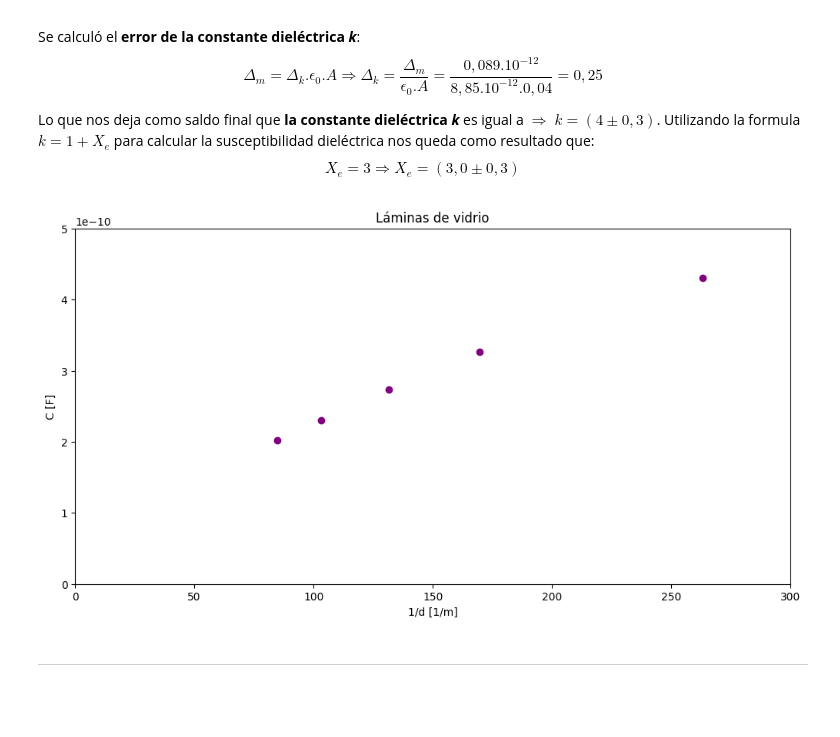
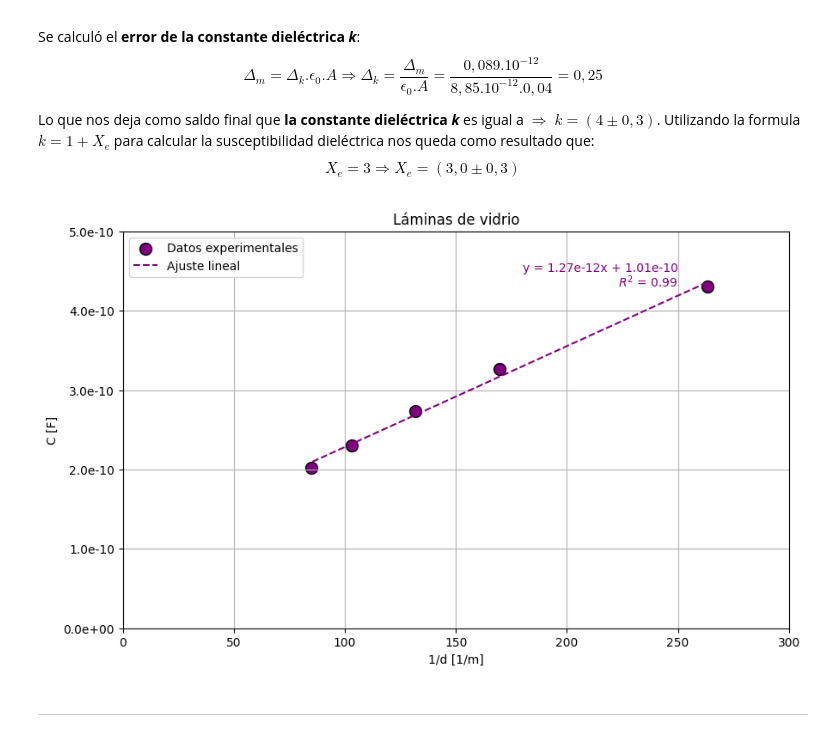
Before and after one commit to FrancoMosca/LaboEyM, a Jupyter notebook: tp_capacitores.ipynb, the cells around one changed output. Drawn from its saved outputs; the diff is of its cells as text; code cells hidden in the pictures; blank space fills up the shorter version.

```diff
--- a/tp_capacitores.ipynb
+++ b/tp_capacitores.ipynb
@@ -85,37 +134,92 @@ Se calculó el **error de la constante dieléctrica _k_**: $${\Delta_{m}= \Delta
 Lo que nos deja como saldo final que **la constante dieléctrica _k_** es igual a $\Longrightarrow$ ${k = (4 \pm 0,3)}$.
 Utilizando la formula ${k = 1 + X_{e}}$ para calcular la susceptibilidad dieléctrica nos queda como resultado que: $${X_{e} = 3} \Longrightarrow {X_{e}= (3,0 \pm 0,3)}$$
 # %%
+# import matplotlib.pyplot as plt
+
+# #Defino los grosores de los vidrios y las capacidades como constantes, ya que el gráfico se encarga de relacionar los valores.
+# #Opté por esto en vez de crear los arrays en base a un diccionario u otras soluciones que generan muchas indirecciones para hacer lo mismo.
+# VIDRIO_B = 1/0.0038
+# VIDRIO_C = 1/0.0059
+# VIDRIO_BB = 1/0.0076
+# VIDRIO_BC = 1/0.0097
+# VIDRIO_CC = 1/0.0118
+
+# CAPACIDAD_B = 4.3e-10
+# CAPACIDAD_C = 3.26e-10
+# CAPACIDAD_BB = 2.74e-10
+# CAPACIDAD_BC = 2.3e-10
+# CAPACIDAD_CC = 2.02e-10
+
+# vidrios = [VIDRIO_B,VIDRIO_C,VIDRIO_BB,VIDRIO_BC,VIDRIO_CC]
+# capacidades_vidrio = [CAPACIDAD_B,CAPACIDAD_C,CAPACIDAD_BB,CAPACIDAD_BC,CAPACIDAD_CC]
+
+# plt.figure(figsize=(12,6))
+# plt.scatter(vidrios,capacidades_vidrio,c='purple')
+# plt.title('Láminas de vidrio')
+# plt.ylabel('C [F]')
+# plt.ylim(0, 5.0e-10)
+# plt.xlabel('1/d [1/m]')
+# plt.xticks(range(0,350,50))
+
+# #Tal vez hay una forma de que los valores del eje y se representen como 1.0e-10 en vez de tener la referencia por encima del eje.
+
+# plt.show()
+
+
 import matplotlib.pyplot as plt
+import numpy as np
+import matplotlib.ticker as ticker
 
-#Defino los grosores de los vidrios y las capacidades como constantes, ya que el gráfico se encarga de relacionar los valores.
-#Opté por esto en vez de crear los arrays en base a un diccionario u otras soluciones que generan muchas indirecciones para hacer lo mismo.
+# Definición de constantes
 VIDRIO_B = 1/0.0038
 VIDRIO_C = 1/0.0059
 VIDRIO_BB = 1/0.0076
 VIDRIO_BC = 1/0.0097
 VIDRIO_CC = 1/0.0118
 
 CAPACIDAD_B = 4.3e-10
 CAPACIDAD_C = 3.26e-10
 CAPACIDAD_BB = 2.74e-10
 CAPACIDAD_BC = 2.3e-10
 CAPACIDAD_CC = 2.02e-10
 
-vidrios = [VIDRIO_B,VIDRIO_C,VIDRIO_BB,VIDRIO_BC,VIDRIO_CC]
-capacidades_vidrio = [CAPACIDAD_B,CAPACIDAD_C,CAPACIDAD_BB,CAPACIDAD_BC,CAPACIDAD_CC]
+# Listas de valores
+vidrios = [VIDRIO_B, VIDRIO_C, VIDRIO_BB, VIDRIO_BC, VIDRIO_CC]
+capacidades_vidrio = [CAPACIDAD_B, CAPACIDAD_C, CAPACIDAD_BB, CAPACIDAD_BC, CAPACIDAD_CC]
 
-plt.figure(figsize=(12,6))
-plt.scatter(vidrios,capacidades_vidrio,c='purple')
+# Ajuste lineal (recta) a los datos
+coef = np.polyfit(vidrios, capacidades_vidrio, 1)
+poly1d_fn = np.poly1d(coef)  # Función polinómica de ajuste
+
+# Crear el gráfico
+plt.figure(figsize=(10, 6))
+plt.scatter(vidrios, capacidades_vidrio, color='purple', label="Datos experimentales", s=100, edgecolor='black')
+
+# Agregar la línea de ajuste
+plt.plot(vidrios, poly1d_fn(vidrios), '--', color='purple', label="Ajuste lineal")
+
+# Configuraciones del gráfico
 plt.title('Láminas de vidrio')
+plt.xlabel('1/d [1/m]')
 plt.ylabel('C [F]')
 plt.ylim(0, 5.0e-10)
-plt.xlabel('1/d [1/m]')
-plt.xticks(range(0,350,50))
+plt.xticks(np.arange(0, 350, 50))
+plt.legend()
+plt.grid(True)
 
-#Tal vez hay una forma de que los valores del eje y se representen como 1.0e-10 en vez de tener la referencia por encima del eje.
+# Formato científico para los ejes
+ax = plt.gca()
+ax.yaxis.set_major_formatter(ticker.FormatStrFormatter('%.1e'))  # Formato científico para el eje y
 
+# Mostrar la ecuación de la recta y R² fuera del gráfico
+m, b = coef
+plt.text(250, 4.5e-10, f'y = {m:.2e}x + {b:.2e}', fontsize=10, color='purple', ha='right')
+R2 = np.corrcoef(vidrios, capacidades_vidrio)[0, 1]**2
+plt.text(250, 4.3e-10, f'$R^2$ = {R2:.2f}', fontsize=10, color='purple', ha='right')
+
+# Mostrar el gráfico
 plt.show()
 # %% [output]
-[figure, old version]
+[figure, new version]
 # %% [markdown]
 -----
```
Also changed, not shown: parts of 3 cells of this notebook.
